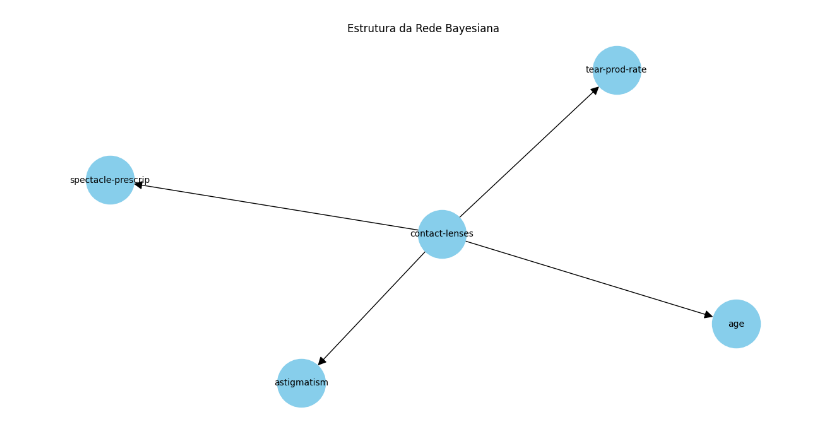
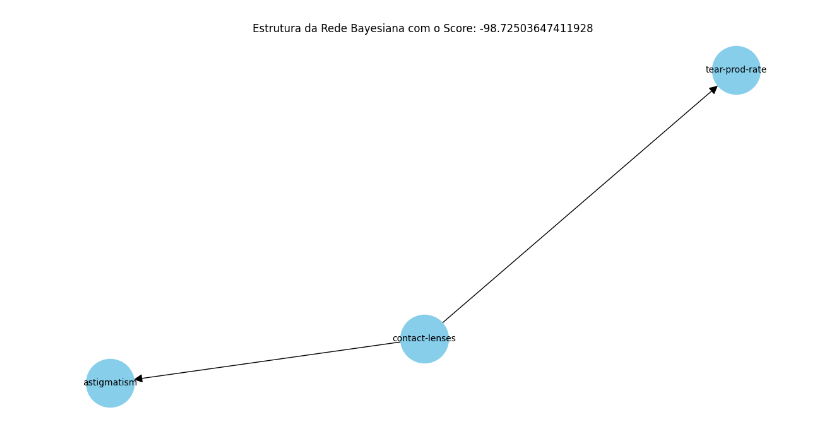
Before and after one commit to PedroMachad02/OrderingVariables, a Jupyter notebook: Arquivos/My programs/K2aleatorio.ipynb, the cells around one changed output. Saved outputs shown, nothing was run; the diff lists cells and outputs as text; code cells hidden in the pictures.

Commit message:
Estruturas e valores de Score para ordens aleatórias das variáveis

```diff
--- a/Arquivos/My programs/K2aleatorio.ipynb
+++ b/Arquivos/My programs/K2aleatorio.ipynb
@@ -243,18 +207,18 @@ Score: -98.72503647411928
 # %%
 import matplotlib.pyplot as plt
 import networkx as nx
 
 # Criar um objeto de grafo direcionado
 G = nx.DiGraph()
 
 # Adicionar arestas ao grafo com base na estrutura do modelo
-G.add_edges_from(best_model.edges())
+G.add_edges_from(estimated_model.edges())
 
 # Plotar o grafo
 plt.figure(figsize=(12, 6))
 pos = nx.spring_layout(G)  # Define a posição dos nós
 nx.draw(G, pos, with_labels=True, node_size=3000, node_color="skyblue", font_size=10, arrowsize=20)
-plt.title("Estrutura da Rede Bayesiana")
+plt.title(f"Estrutura da Rede Bayesiana com o Score: {k2_score}")
 plt.show()
 # %% [output]
-[figure, old version]
+[figure, new version]
```
Also changed, not shown: parts of 3 cells of this notebook.
